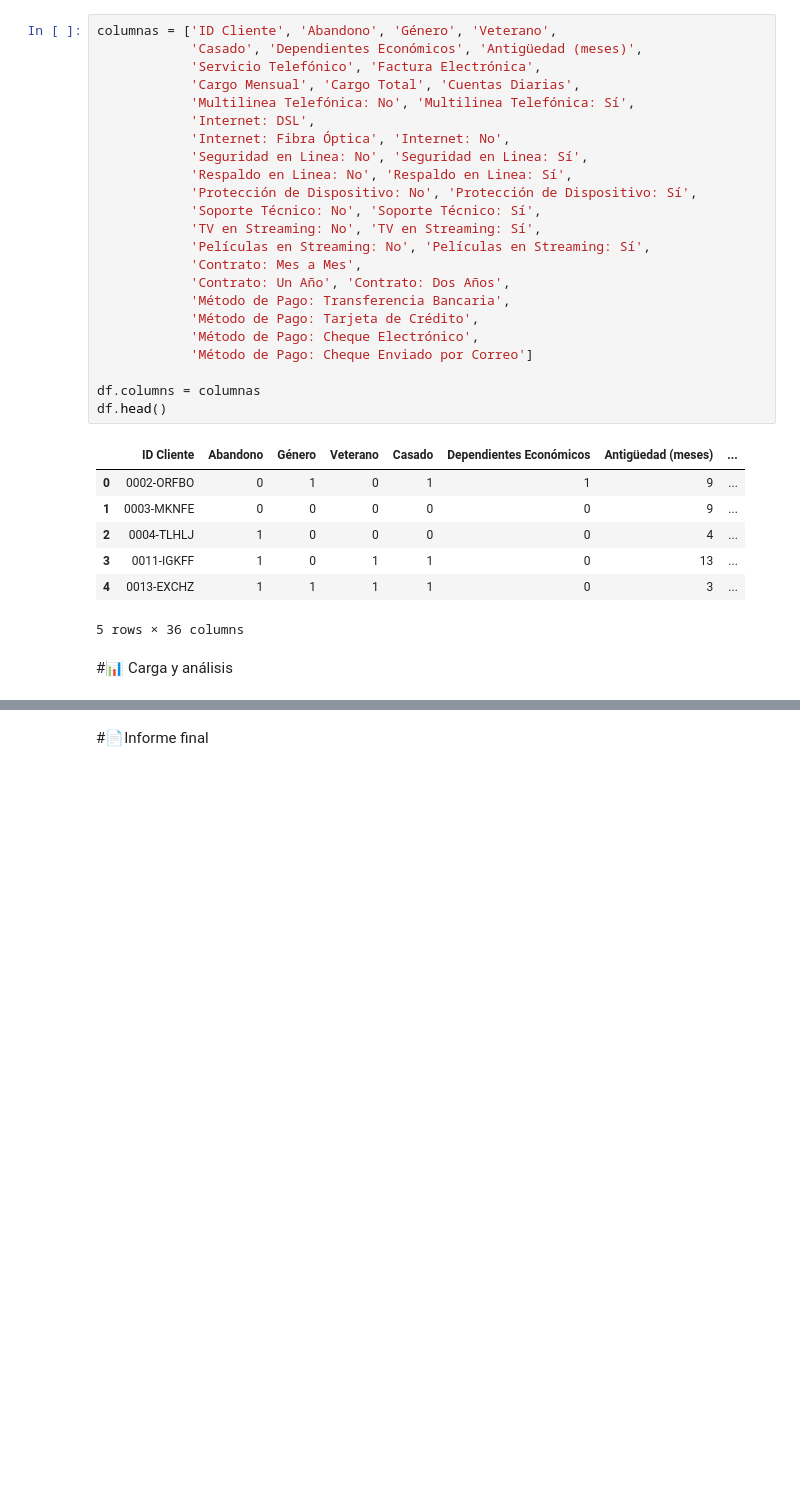
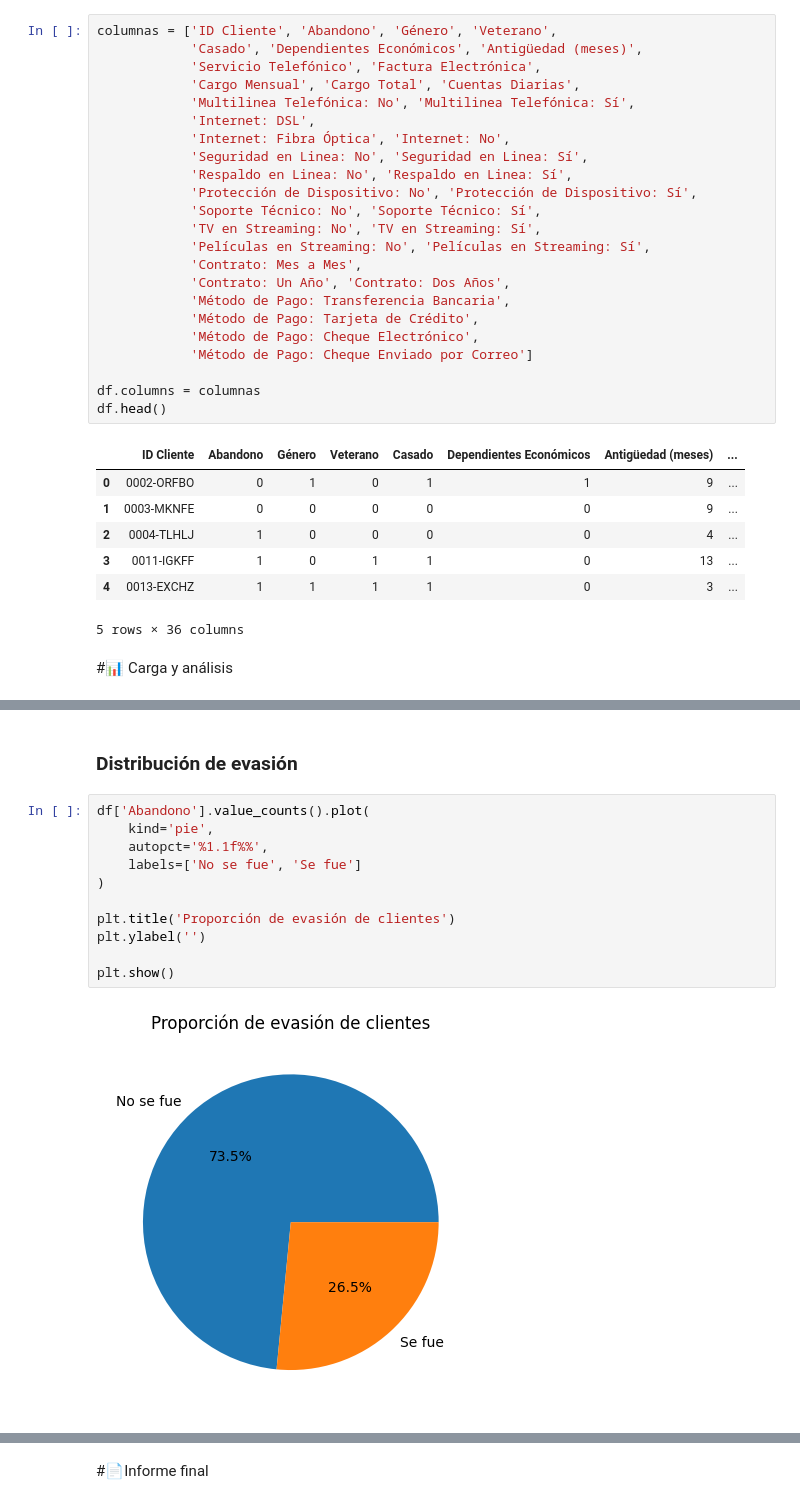
Before and after one commit to angelaoica-dev/challenge-TelecomX, a Jupyter notebook: TelecomXLatam.ipynb, the cells around one changed output, grey strips where cells are left out. Cells and saved outputs as stored; diff of their text form; blank space fills up the shorter version.

```diff
--- a/TelecomXLatam.ipynb
+++ b/TelecomXLatam.ipynb
@@ -442,0 +547,15 @@ df.head()
+# %% [markdown]
+### Distribución de evasión
+# %%
+df['Abandono'].value_counts().plot(
+    kind='pie',
+    autopct='%1.1f%%',
+    labels=['No se fue', 'Se fue']
+)
+
+plt.title('Proporción de evasión de clientes')
+plt.ylabel('')
+
+plt.show()
+# %% [output]
+[figure, added]
```
Also changed, not shown: parts of 7 cells of this notebook.
